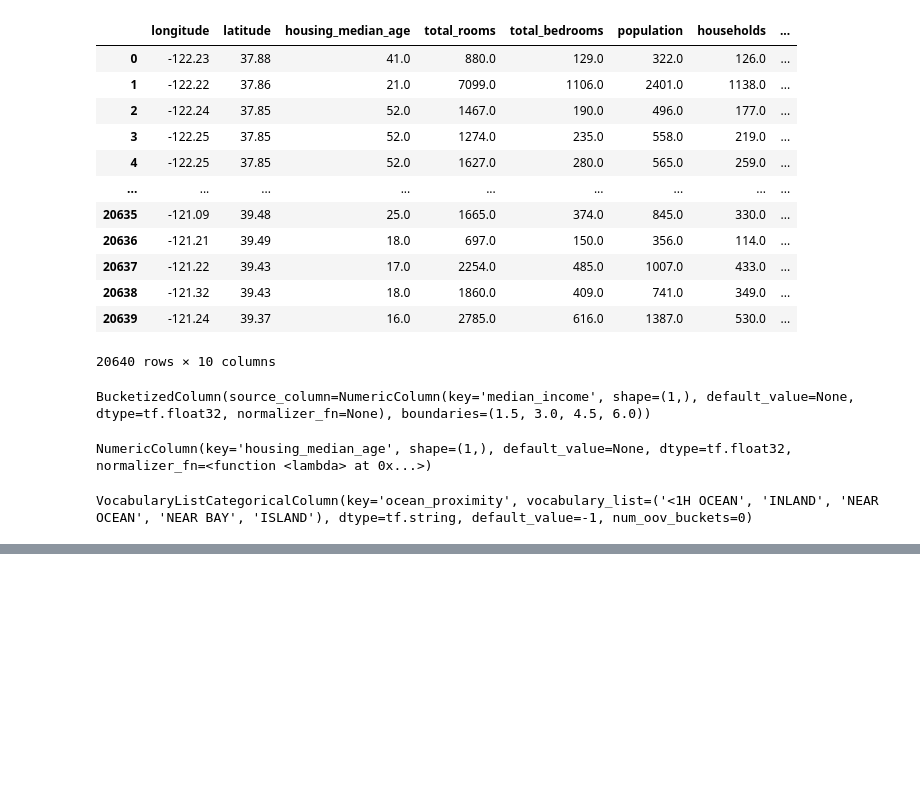
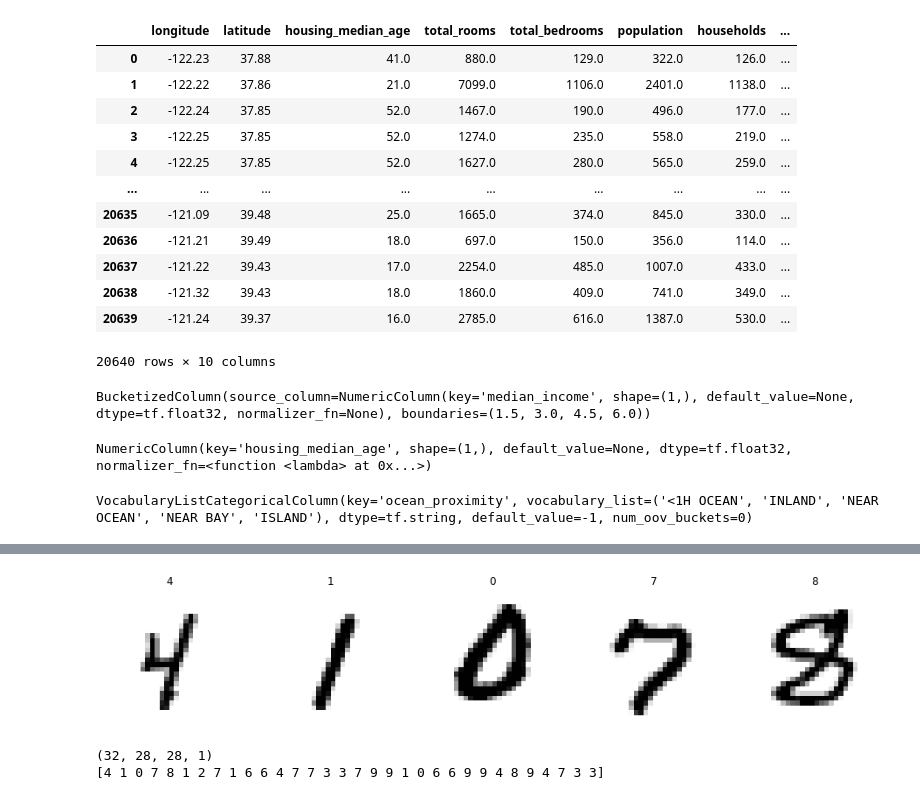
Before and after one commit to ozingmw/Hands-On_ML_Repo, a Jupyter notebook: preprocessing.ipynb, the cells around one changed output, grey strips where cells are left out. Saved outputs shown, nothing was run; the diff lists cells and outputs as text; code cells hidden in the pictures; blank space fills up the shorter version.

```diff
--- a/preprocessing.ipynb
+++ b/preprocessing.ipynb
@@ -737,0 +942,6 @@ model.fit(X_train, y_train)
+# %%
+import tensorflow_datasets as tfds
+
+datasets = tfds.load(name="mnist")
+mnist_train, mnist_test = datasets["train"], datasets["test"]
+tfds.list_builders()
@@ -737,0 +966,28 @@ model.fit(X_train, y_train)
+# %%
+plt.figure(figsize=(16, 12))
+mnist_train = mnist_train.repeat(5).batch(32).prefetch(1)
+for item in mnist_train:
+    images = item["image"]
+    labels = item["label"]
+    for index in range(5):
+        plt.subplot(1, 5, index+1)
+        image = images[index, ..., 0]
+        label = labels[index].numpy()
+        plt.imshow(image, cmap="binary")
+        plt.title(label)
+        plt.axis("off")
+    break
+# %% [output]
+[figure, added]
+# %%
+datasets = tfds.load(name="mnist")
+mnist_train, mnist_test = datasets["train"], datasets["test"]
+mnist_train = mnist_train.repeat(5).batch(32)
+mnist_train = mnist_train.map(lambda items: (items["image"], items["label"]))
+mnist_train = mnist_train.prefetch(1)
+for images, labels in mnist_train.take(1):
+    print(images.shape)
+    print(labels.numpy())
+# %% [output]
+(32, 28, 28, 1)
+[4 1 0 7 8 1 2 7 1 6 6 4 7 7 3 3 7 9 9 1 0 6 6 9 9 4 8 9 4 7 3 3]
```
Also changed, not shown: parts of 34 cells of this notebook, 2 other files.
